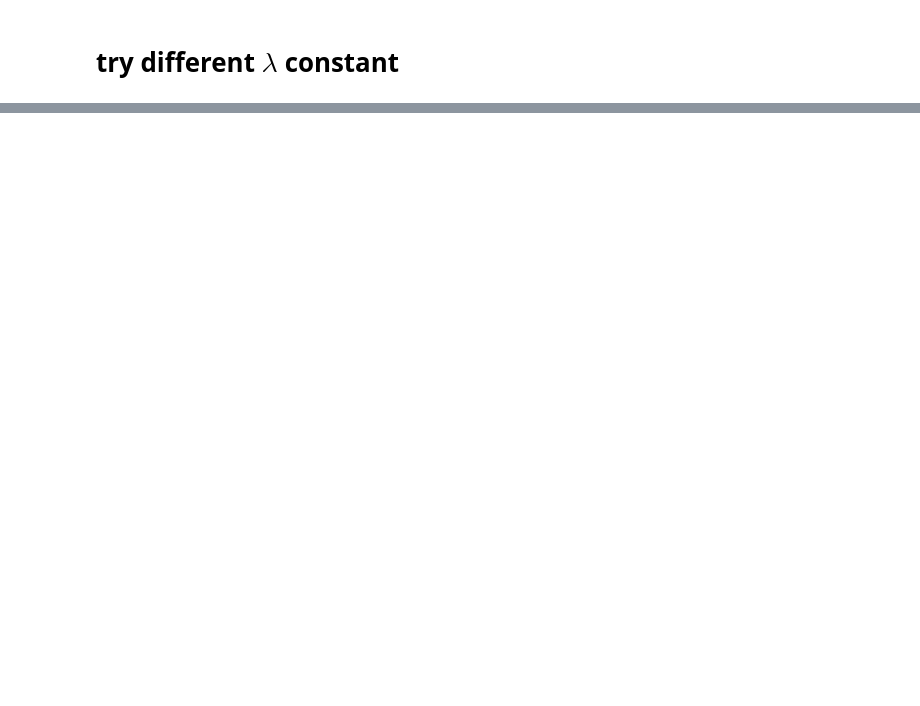
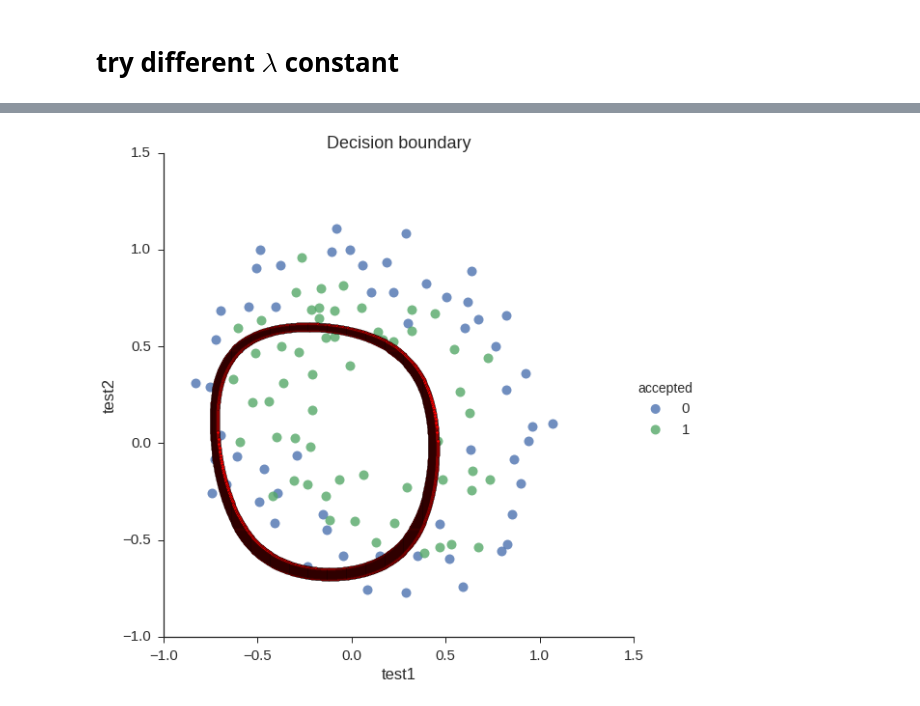
Before and after one commit to lukaemon/Coursera-ML-AndrewNg, a Jupyter notebook: machine-learning-ex2/4- optional (np).ipynb, the cells around one changed output, grey strips where cells are left out. Saved outputs shown, nothing was run; the diff lists cells and outputs as text; code cells hidden in the pictures; blank space fills up the shorter version.

```diff
--- a/machine-learning-ex2/4- optional (np).ipynb
+++ b/machine-learning-ex2/4- optional (np).ipynb
@@ -29,0 +26,4 @@ ax.set_ylabel('accuracy')
+# %%
+lr.draw_boundary(power=6, l=100)  # underfitting
+# %% [output]
+[figure, added]
```
Also changed, not shown: parts of 5 cells of this notebook, 2 other files.
